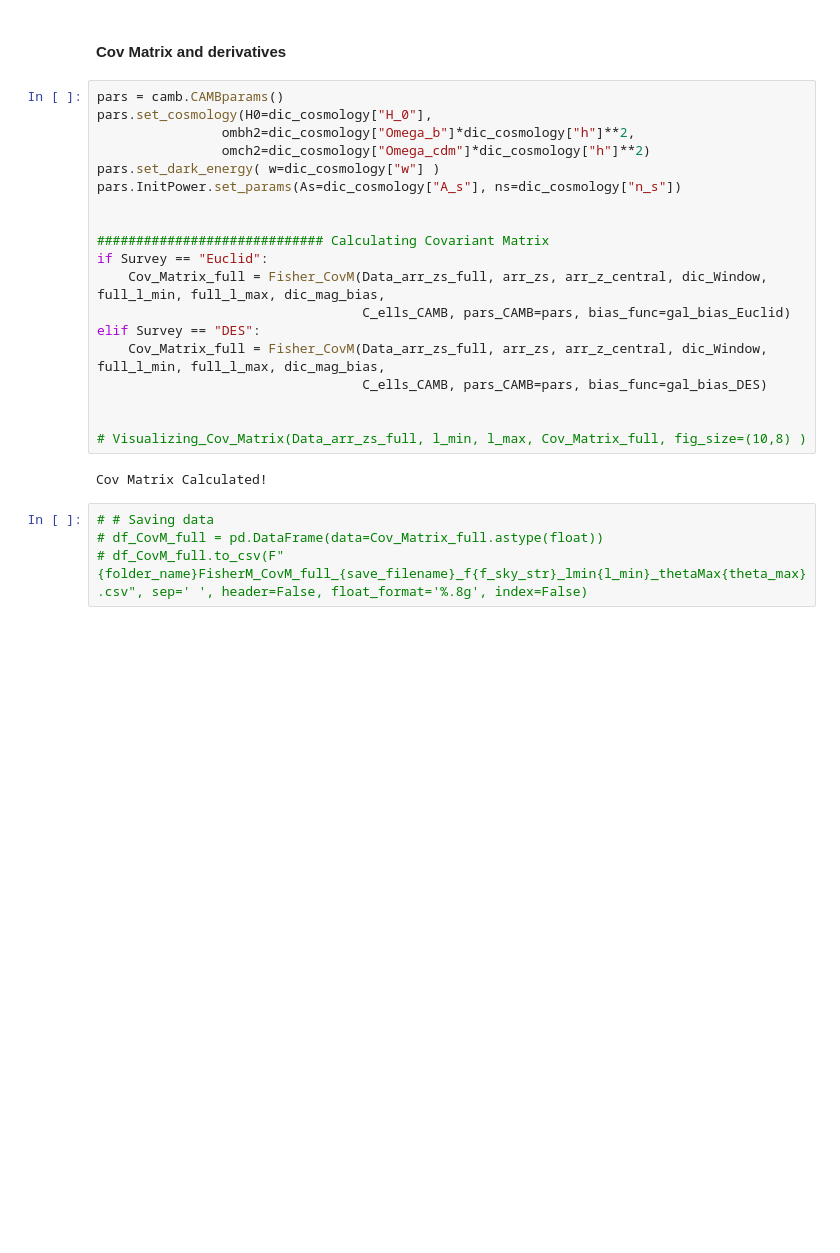
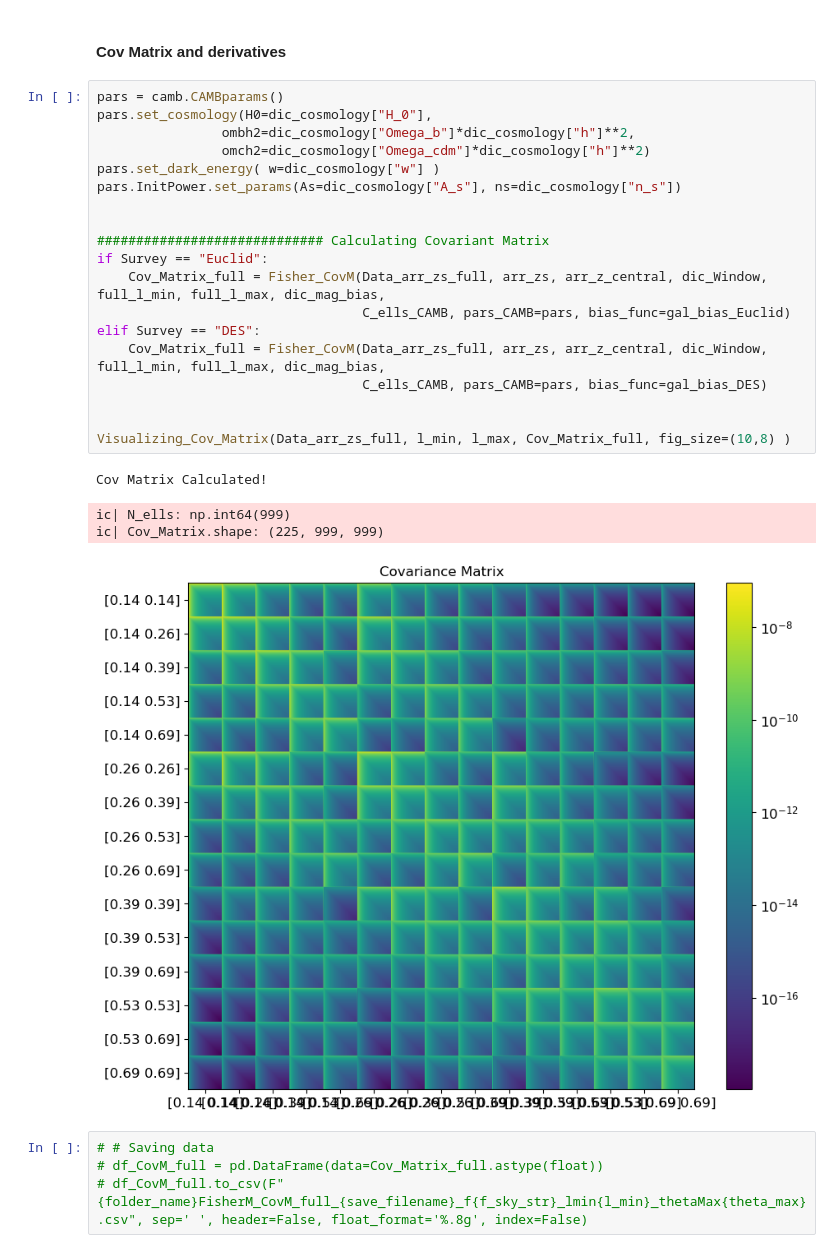
Before and after one commit to GreenTS27/Photo_Surveys-HI_IM-Fisher_Matrix, a Jupyter notebook: Fisher_Matrix_C_ell_vs_w_t.ipynb, the cells around one changed output. Saved outputs shown, nothing was run; the diff lists cells and outputs as text; blank space fills up the shorter version.

```diff
--- a/Fisher_Matrix_C_ell_vs_w_t.ipynb
+++ b/Fisher_Matrix_C_ell_vs_w_t.ipynb
@@ -527,24 +569,27 @@ ic| np.sum(Matrix @ Matrix_inv): np.float64(7.000000000760117)
 # %%
 pars = camb.CAMBparams()
 pars.set_cosmology(H0=dic_cosmology["H_0"],
                 ombh2=dic_cosmology["Omega_b"]*dic_cosmology["h"]**2,
                 omch2=dic_cosmology["Omega_cdm"]*dic_cosmology["h"]**2)
 pars.set_dark_energy( w=dic_cosmology["w"] )
 pars.InitPower.set_params(As=dic_cosmology["A_s"], ns=dic_cosmology["n_s"])
 
 
 ############################# Calculating Covariant Matrix
 if Survey == "Euclid":
     Cov_Matrix_full = Fisher_CovM(Data_arr_zs_full, arr_zs, arr_z_central, dic_Window, full_l_min, full_l_max, dic_mag_bias,
                                   C_ells_CAMB, pars_CAMB=pars, bias_func=gal_bias_Euclid)
 elif Survey == "DES":
     Cov_Matrix_full = Fisher_CovM(Data_arr_zs_full, arr_zs, arr_z_central, dic_Window, full_l_min, full_l_max, dic_mag_bias,
                                   C_ells_CAMB, pars_CAMB=pars, bias_func=gal_bias_DES)
 
 
-# Visualizing_Cov_Matrix(Data_arr_zs_full, l_min, l_max, Cov_Matrix_full, fig_size=(10,8) )
+Visualizing_Cov_Matrix(Data_arr_zs_full, l_min, l_max, Cov_Matrix_full, fig_size=(10,8) )
 # %% [output]
 Cov Matrix Calculated!
+ic| N_ells: np.int64(999)
+ic| Cov_Matrix.shape: (225, 999, 999)
+[figure, added]
 # %%
 # # Saving data
 # df_CovM_full = pd.DataFrame(data=Cov_Matrix_full.astype(float))
```
Also changed, not shown: parts of 12 cells of this notebook.
